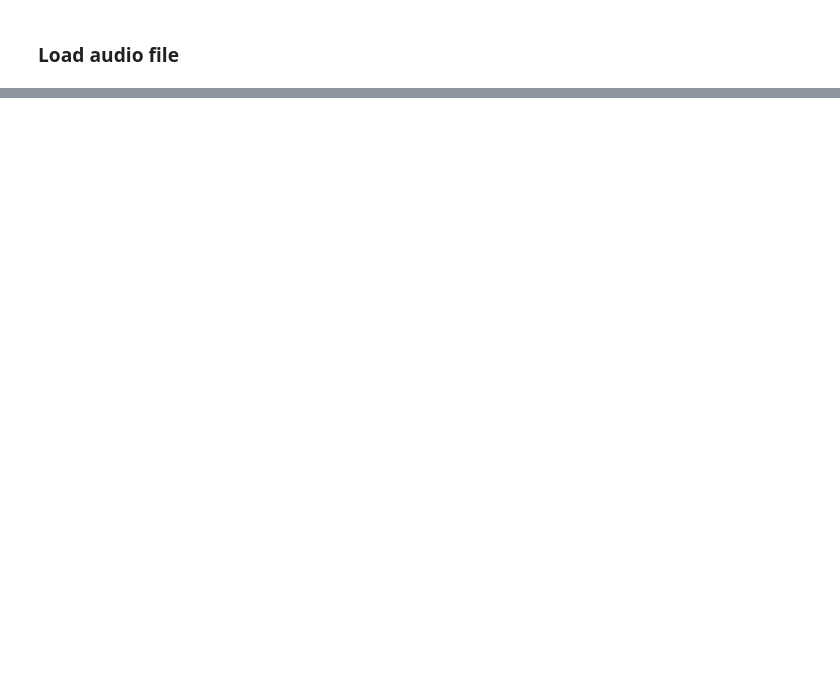
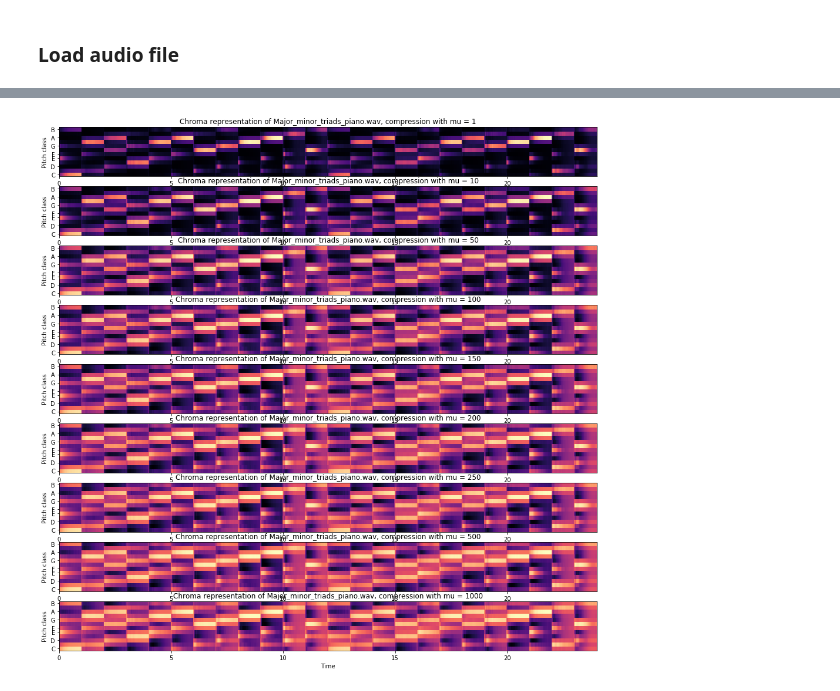
Before and after one commit to fmacca/template-chord-matching, a Jupyter notebook: Template_matching.ipynb, the cells around one changed output, grey strips where cells are left out. Saved outputs shown, nothing was run; the diff lists cells and outputs as text; code cells hidden in the pictures; blank space fills up the shorter version.

```diff
--- a/Template_matching.ipynb
+++ b/Template_matching.ipynb
@@ -101,0 +141,12 @@ plt.title("Chroma representation of "+name)
+# %%
+# The right parameter mu
+plt.figure(figsize=(16.4, 16.4))
+i=0
+for mu in [1, 10, 50, 100, 150, 200, 250, 500, 1000]:
+    i=i+1
+    chroma_tmp = mu_compress(chroma,mu=mu, quantize=False)
+    plt.subplot(9,1,i)
+    dspl.specshow(chroma_tmp, y_axis='chroma', x_axis='time')
+    plt.title("Chroma representation of "+name+", compression with mu = "+str(mu))
+# %% [output]
+[figure, added]
```
Also changed, not shown: parts of 14 cells of this notebook.
